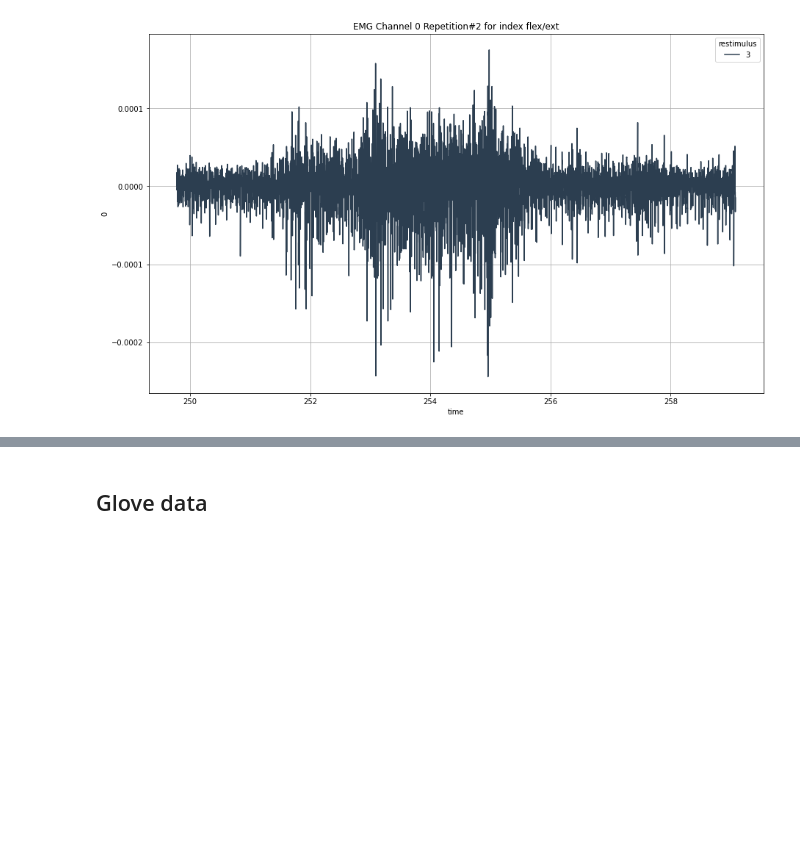
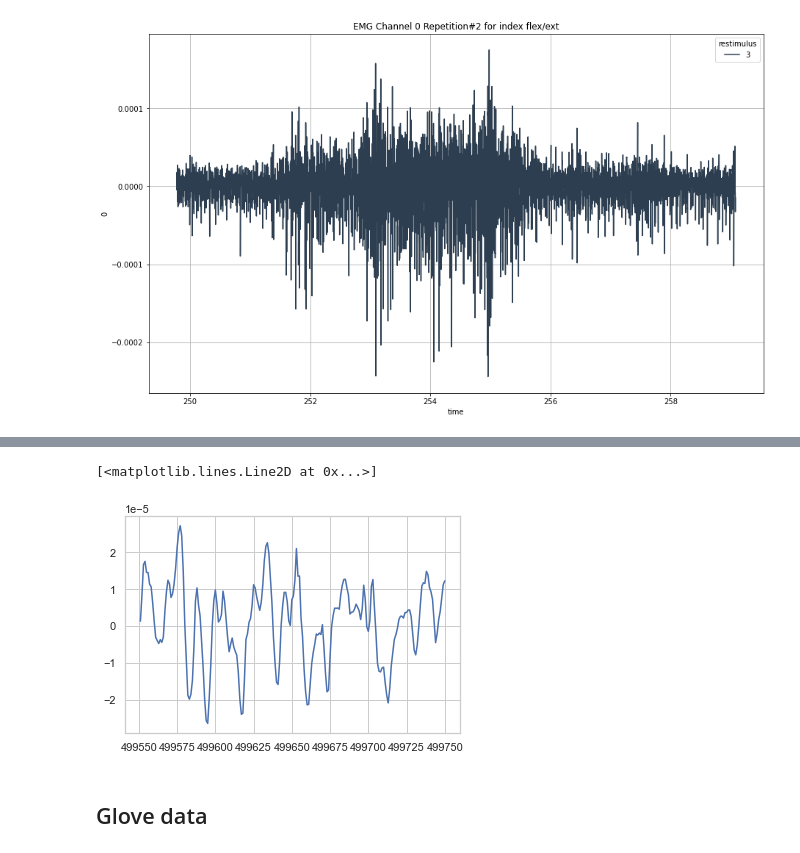
Before and after one commit to tihbe/ninapro_db8, a Jupyter notebook: EDA-NinaPro_DB8.ipynb, the cells around one changed output, grey strips where cells are left out. Cells and saved outputs as stored; diff of their text form; code cells hidden in the pictures; blank space fills up the shorter version.

```diff
--- a/EDA-NinaPro_DB8.ipynb
+++ b/EDA-NinaPro_DB8.ipynb
@@ -397,3 +442,8 @@ plt.title(f"EMG Channel {ch} Repetition#{rep} for {finger}");
+# %%
+plt.plot(single_df.iloc[:200,0])
+# %% [output]
+[<matplotlib.lines.Line2D at 0x...>]
+[figure, added]
 # %% [markdown]
 ## Glove data
 # %%
```
Also changed, not shown: parts of 6 cells of this notebook, 3 other files.
